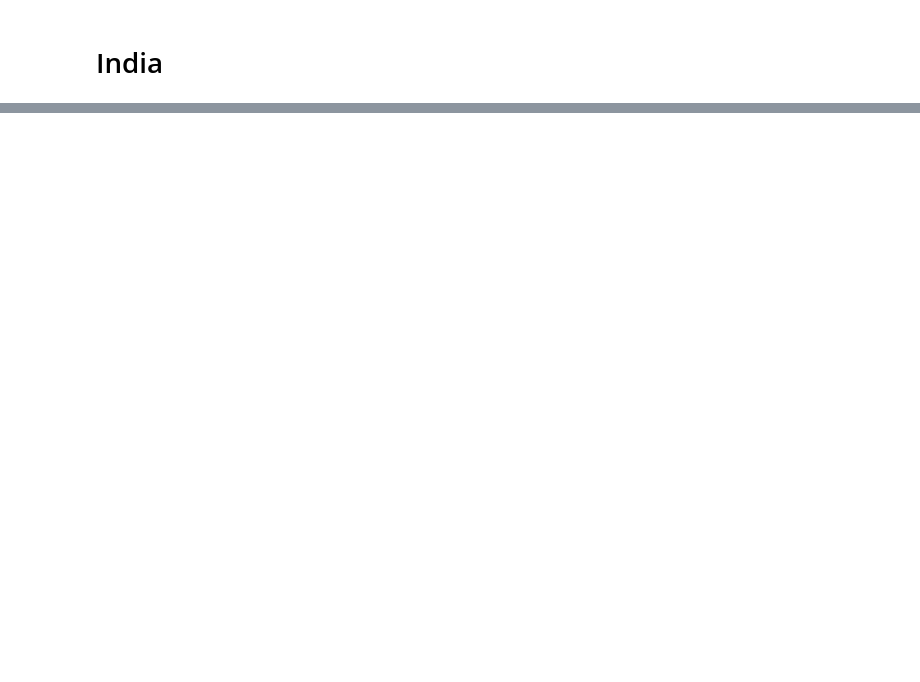
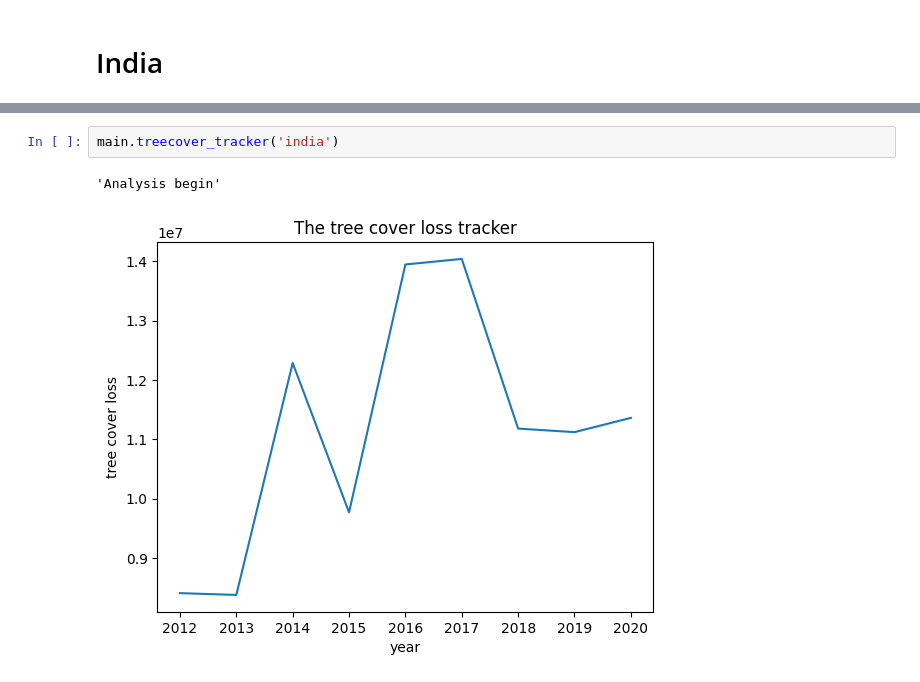
Before and after one commit to NikhilToram/Night_Earth_Light_Analysis, a Jupyter notebook: main.ipynb, the cells around one changed output, grey strips where cells are left out. Drawn from its saved outputs; the diff is of its cells as text; blank space fills up the shorter version.

```diff
--- a/main.ipynb
+++ b/main.ipynb
@@ -154,0 +167,5 @@ Hyderabad
+# %%
+main.treecover_tracker('india')
+# %% [output]
+'Analysis begin'
+[figure, added]
```
Also changed, not shown: parts of 20 cells of this notebook, 2 other files.
